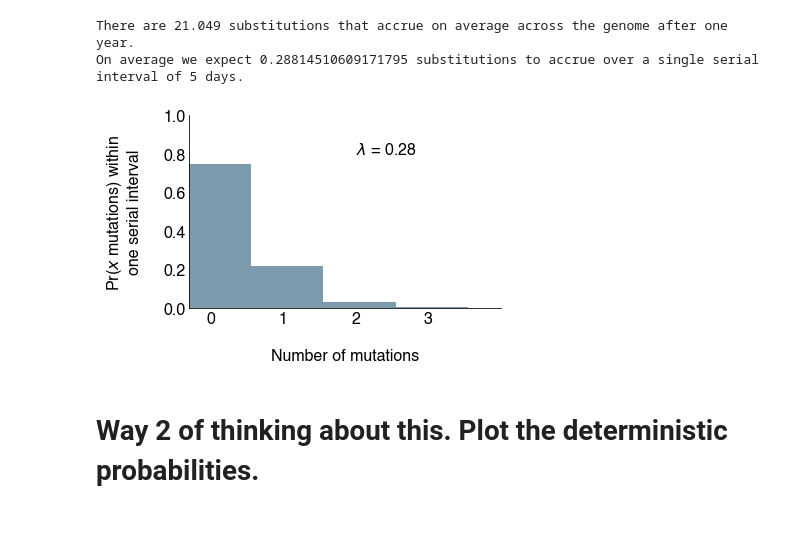
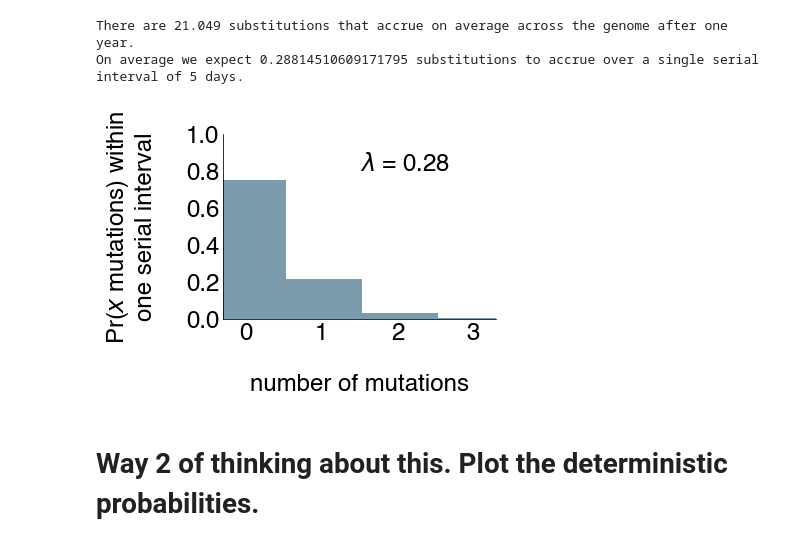
Before and after one commit to lmoncla/ncov-WI-within-host, a Jupyter notebook: scripts/calculate-probability-household-is-transmission-pair.ipynb, the cells around one changed output. Drawn from its saved outputs; the diff is of its cells as text; code cells hidden in the pictures.

```diff
--- a/scripts/calculate-probability-household-is-transmission-pair.ipynb
+++ b/scripts/calculate-probability-household-is-transmission-pair.ipynb
@@ -38,40 +38,44 @@ On average we expect 0.28814510609171795 substitutions to accrue over a single s
 # %%
 plt.rc('font',**{'family':'sans-serif','sans-serif':['Helvetica']})
 plt.rc('text', usetex='false')
-plt.rcParams.update({'font.size': 16})
+plt.rcParams.update({'font.size': 18})
+# %%
+fontSize = 24
+width = 6
+height= 4.3
 # %%
-fig,ax = fig, ax = plt.subplots(figsize=(6, 4),facecolor='w')
+fig,ax = fig, ax = plt.subplots(figsize=(width,height),facecolor='w')
 
 x = np.arange(0,4,1)
 
 rv = poisson(subs_per_genome_per_serial_interval)
 ax.vlines(x, 0, rv.pmf(x), colors='#7C9BAC', linestyles='-', lw=80)
-ax.set_ylabel("Pr($x$ mutations) within\none serial interval\n", size = 16)
+ax.set_ylabel("Pr($x$ mutations) within\none serial interval\n", size = fontSize)
 ax.set_ylim(0,1)
-ax.set_xlim(-0.3,4)
-ax.set_xlabel("\nNumber of mutations", size = 16)
+ax.set_xlim(-0.3,3.3)
+ax.set_xlabel("\nnumber of mutations", size = fontSize)
 plt.xticks(np.arange(0, 4, step=1))
 
 ax.spines['top'].set_visible(False)
 ax.spines['bottom'].set_visible(True)
 ax.spines['left'].set_visible(True)
 ax.spines['right'].set_visible(False)
 
 for tick in ax.get_xticklabels():
     tick.set_fontname("Helvetica")
 
-ax.text(2,0.8,'$\lambda$ = 0.28', size = 16)
-plt.setp(ax.get_xticklabels(), visible=True, size=16)
-plt.setp(ax.get_yticklabels(), visible=True, size=16)
+ax.text(1.5,0.8,'$\lambda$ = 0.28', size = fontSize)
+plt.setp(ax.get_xticklabels(), visible=True, size=fontSize)
+plt.setp(ax.get_yticklabels(), visible=True, size=fontSize)
 ax.tick_params(axis='both', which='both', length=0)
 plt.tight_layout()
 
 # ax.vhlines(0.2, -1, 6, colors='white', linestyles='solid', lw=1)
 # ax.vlines(0.4, -1, 6, colors='white', linestyles='solid', lw=1)
 
 plt.savefig("../figures/individual-pdfs/serial-interval-mutations-2021-02-04.pdf", dpi=300)
 # %% [output]
-[figure, old version]
+[figure, new version]
 # %% [markdown]
 # Way 2 of thinking about this. Plot the deterministic probabilities.
 # %%
```
Also changed, not shown: 4 other files.
